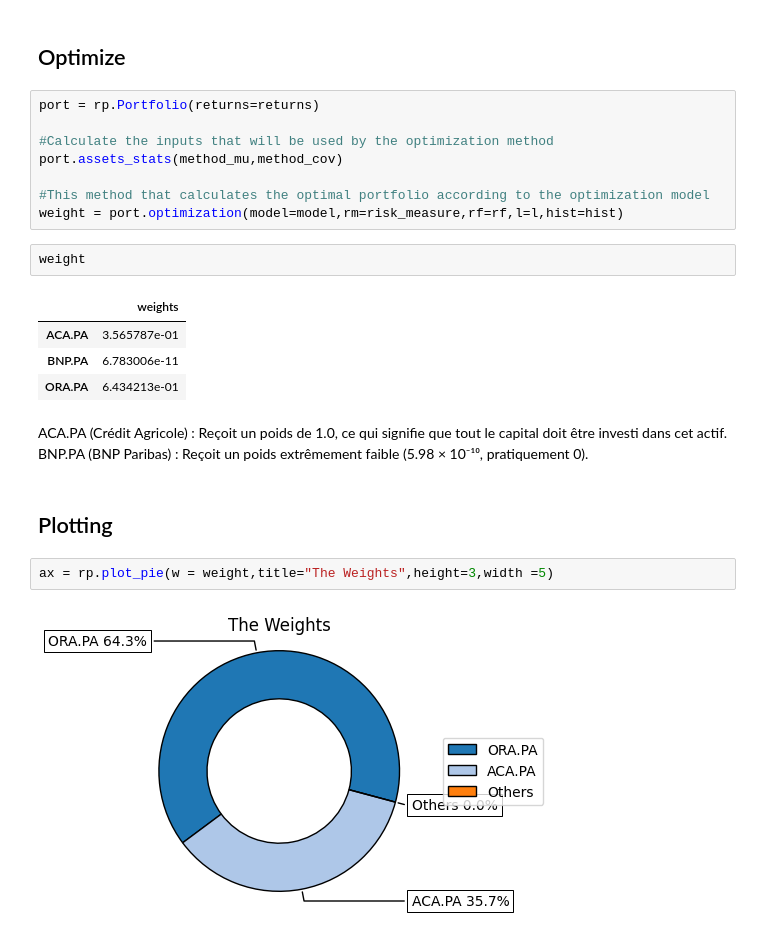
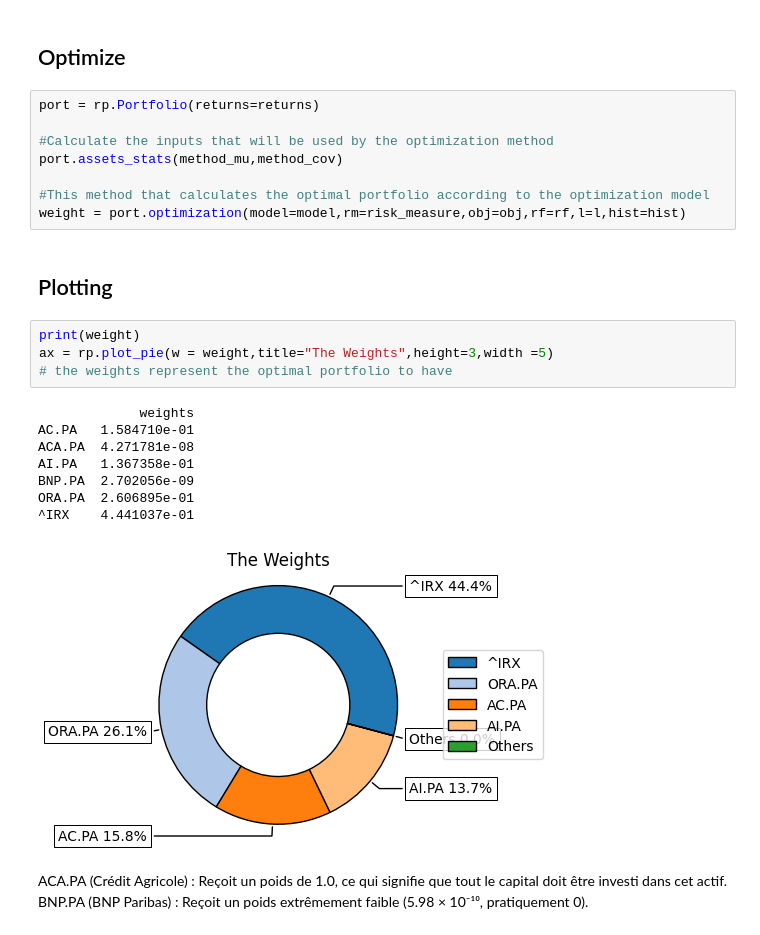
Before and after one commit to MatthieuHanania/financial-exercices, a Jupyter notebook: riskfolio.ipynb, the cells around one changed output. Saved outputs shown, nothing was run; the diff lists cells and outputs as text.

Commit message:
adding plots in riskfolio

```diff
--- a/riskfolio.ipynb
+++ b/riskfolio.ipynb
@@ -77,20 +79,22 @@ port = rp.Portfolio(returns=returns)
 port.assets_stats(method_mu,method_cov)
 
 #This method that calculates the optimal portfolio according to the optimization model
-weight = port.optimization(model=model,rm=risk_measure,rf=rf,l=l,hist=hist)
+weight = port.optimization(model=model,rm=risk_measure,obj=obj,rf=rf,l=l,hist=hist)
+# %% [markdown]
+## Plotting
 # %%
-weight
+print(weight)
+ax = rp.plot_pie(w = weight,title="The Weights",height=3,width =5)
+# the weights represent the optimal portfolio to have
 # %% [output]
-|  | weights |
-| ACA.PA | 3.565787e-01 |
-| BNP.PA | 6.783006e-11 |
-| ORA.PA | 6.434213e-01 |
+             weights
+AC.PA   1.584710e-01
+ACA.PA  4.271781e-08
+AI.PA   1.367358e-01
+BNP.PA  2.702056e-09
+ORA.PA  2.606895e-01
+^IRX    4.441037e-01
+[figure, added]
 # %% [markdown]
 ACA.PA (Crédit Agricole) : Reçoit un poids de 1.0, ce qui signifie que tout le capital doit être investi dans cet actif.
 BNP.PA (BNP Paribas) : Reçoit un poids extrêmement faible (5.98 × 10⁻¹⁰, pratiquement 0).
-# %% [markdown]
-## Plotting
-# %%
-ax = rp.plot_pie(w = weight,title="The Weights",height=3,width =5)
-# %% [output]
-[figure, removed]
```
Also changed, not shown: parts of 9 cells of this notebook, 1 other file.
